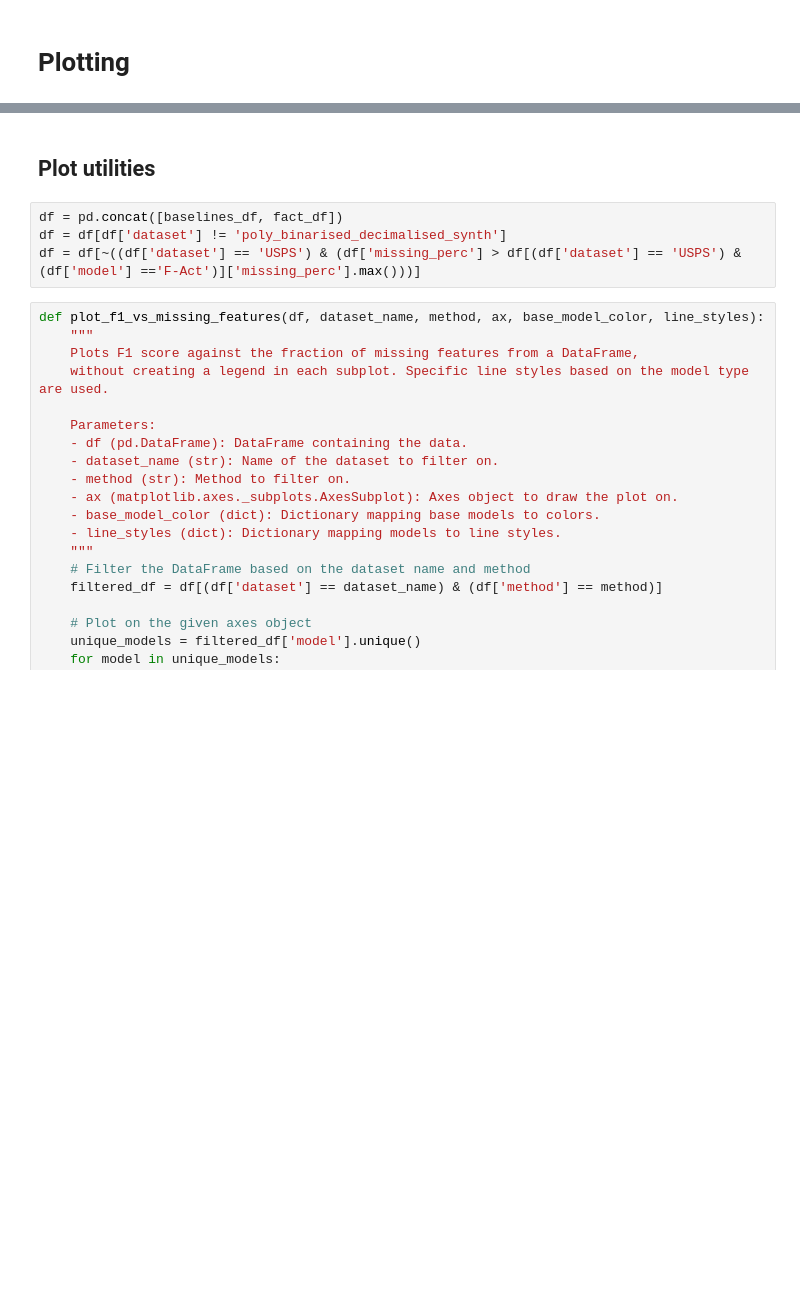
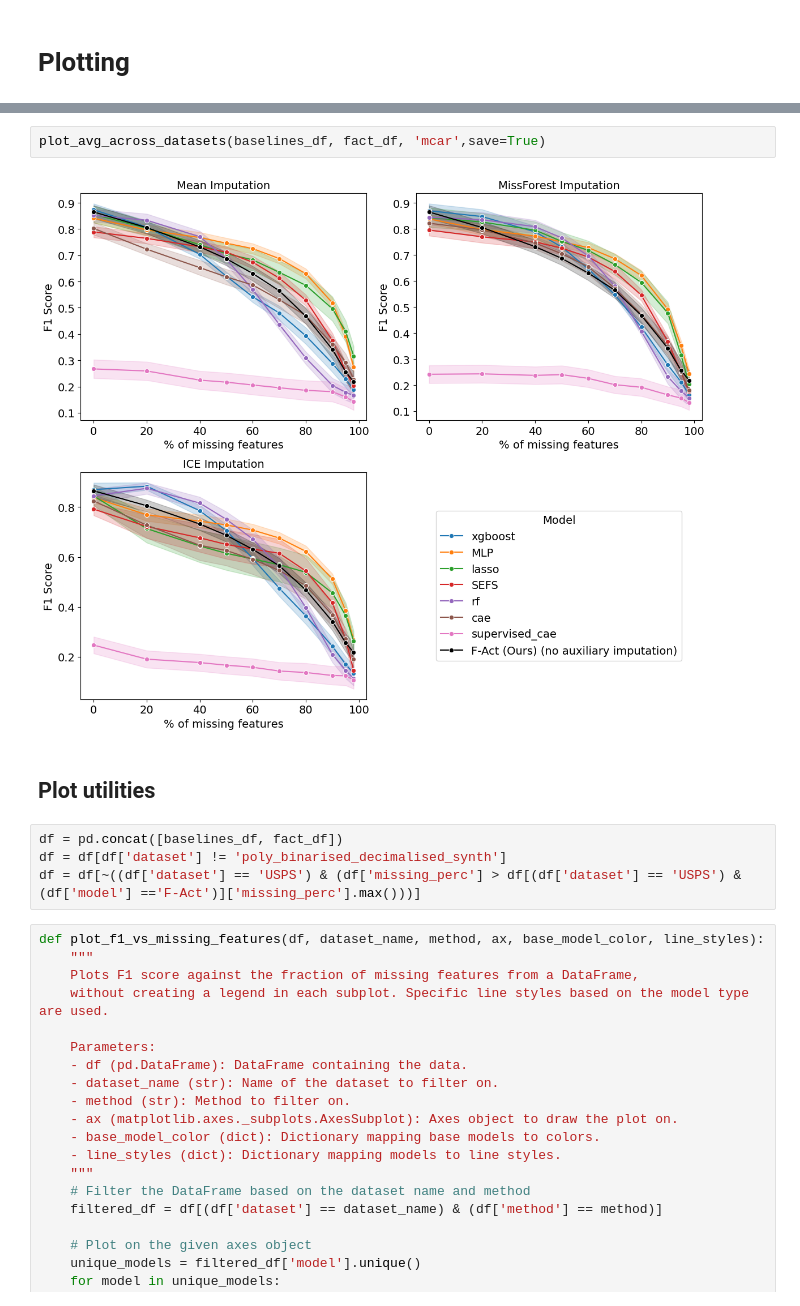
Before and after one commit to evanrex/feature-wise-active-adaptation, a Jupyter notebook: compute_results/final_results/evaluate_imputation_analysis.ipynb, the cells around one changed output, grey strips where cells are left out. Saved outputs shown, nothing was run; the diff lists cells and outputs as text; blank space fills up the shorter version.

```diff
--- a/compute_results/final_results/evaluate_imputation_analysis.ipynb
+++ b/compute_results/final_results/evaluate_imputation_analysis.ipynb
@@ -589,3 +703,7 @@ fact_df = pd.read_csv(results_dir + '/fact_df.csv')
+# %%
+plot_avg_across_datasets(baselines_df, fact_df, 'mcar',save=True)
+# %% [output]
+[figure, added]
 # %% [markdown]
 ## Plot utilities
 # %%
```
Also changed, not shown: parts of 6 cells of this notebook, 2 other files.
